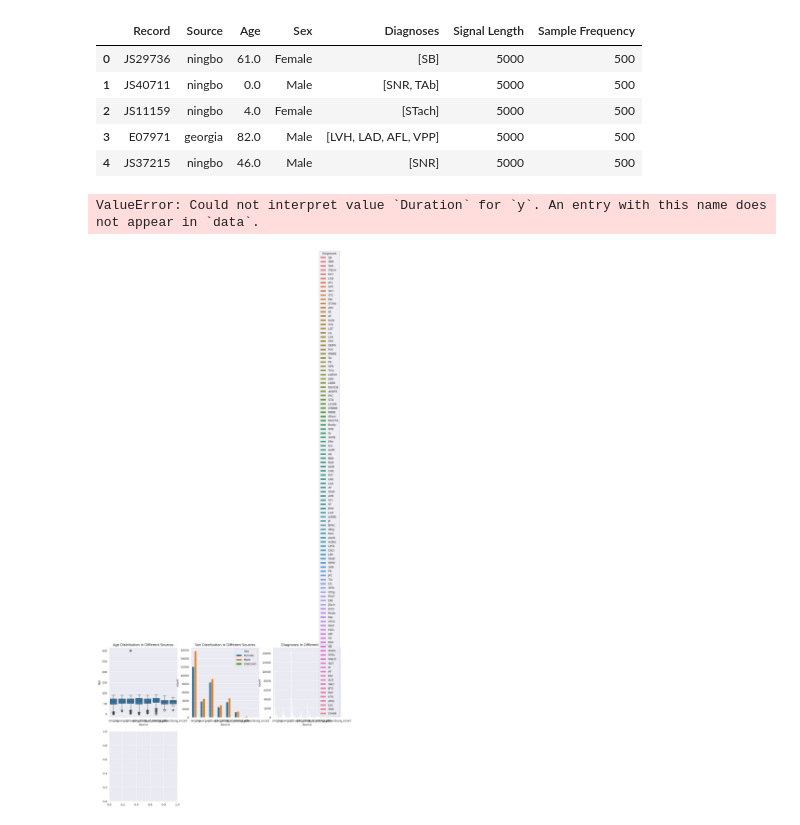
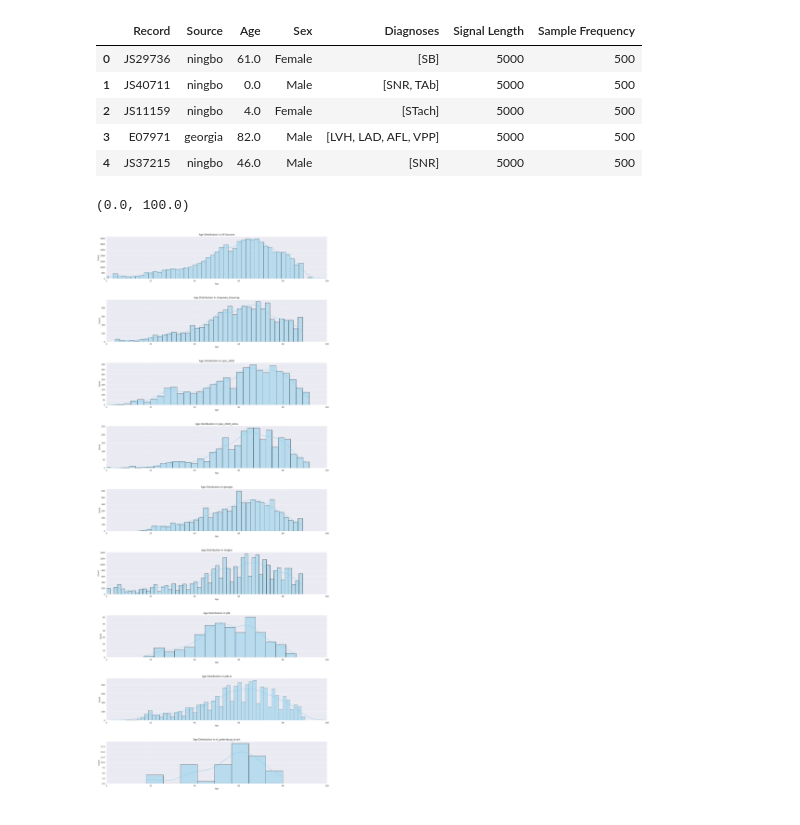
Before and after one commit to RinoG/ecg-to-text, a Jupyter notebook: notebooks/02_data_visualization.ipynb, the cells around one changed output. Saved outputs shown, nothing was run; the diff lists cells and outputs as text; code cells hidden in the pictures.

Commit message:
add diagnose and more to visualization

```diff
--- a/notebooks/02_data_visualization.ipynb
+++ b/notebooks/02_data_visualization.ipynb
@@ -23,49 +25,23 @@ data.head()
 | 3 | E07971 | georgia | 82.0 | Male | [LVH, LAD, AFL, VPP] | 5000 | 500 |
 | 4 | JS37215 | ningbo | 46.0 | Male | [SNR] | 5000 | 500 |
 # %%
-# Plotting
+# Unique sources
+sources = sorted(data['Source'].unique())
 
-plt.figure(figsize=(15, 10))
+# Setup for multiple subplots
+fig, axes = plt.subplots(nrows=len(sources) + 1, ncols=1, figsize=(20, 50))
+fig.subplots_adjust(hspace=0.5, wspace=0.3)
 
+# Plot Age distribution in different sources
+for i, source in enumerate(sources, start=1):
+    sns.histplot(data[data['Source'] == source]['Age'], kde=True, color='skyblue', edgecolor='black', ax=axes[i])
+    # data[data['Source'] == source]['Age'].hist(ax=axes[i], bins=15)
+    axes[i].set_title(f'Age Distribution in {source}')
+    axes[i].set_xlim([0, 100])
 
-
-# Age distribution in different sources
-plt.subplot(2, 3, 1)
-sns.boxplot(x='Source', y='Age', data=data)
-plt.title('Age Distribution in Different Sources')
-
-
-
-# Sex distribution in different sources
-plt.subplot(2, 3, 2)
-sns.countplot(x='Source', hue='Sex', data=data)
-plt.title('Sex Distribution in Different Sources')
-
-
-
-# Diagnoses in different sources
-plt.subplot(2, 3, 3)
-diagnoses_df = data.explode('Diagnoses')
-sns.countplot(x='Source', hue='Diagnoses', data=diagnoses_df)
-plt.title('Diagnoses in Different Sources')
-
-
-
-# Duration in different sources
-plt.subplot(2, 3, 4)
-sns.boxplot(x='Source', y='Duration', data=data)
-plt.title('Duration in Different Sources')
-
-
-
-# Sample Frequency in different sources
-plt.subplot(2, 3, 5)
-sns.boxplot(x='Source', y='Sample Frequency', data=data)
-plt.title('Sample Frequency in Different Sources')
-
-
-plt.tight_layout()
-plt.show()
+sns.histplot(data['Age'], bins=150, kde=True, color='skyblue', edgecolor='black', ax=axes[0])
+axes[0].set_title('Age Distribution in All Sources')
+axes[0].set_xlim([0, 100])
 # %% [output]
-ValueError: Could not interpret value `Duration` for `y`. An entry with this name does not appear in `data`.
+(0.0, 100.0)
-[figure, old version]
+[figure, new version]
```
Also changed, not shown: parts of 7 cells of this notebook.
